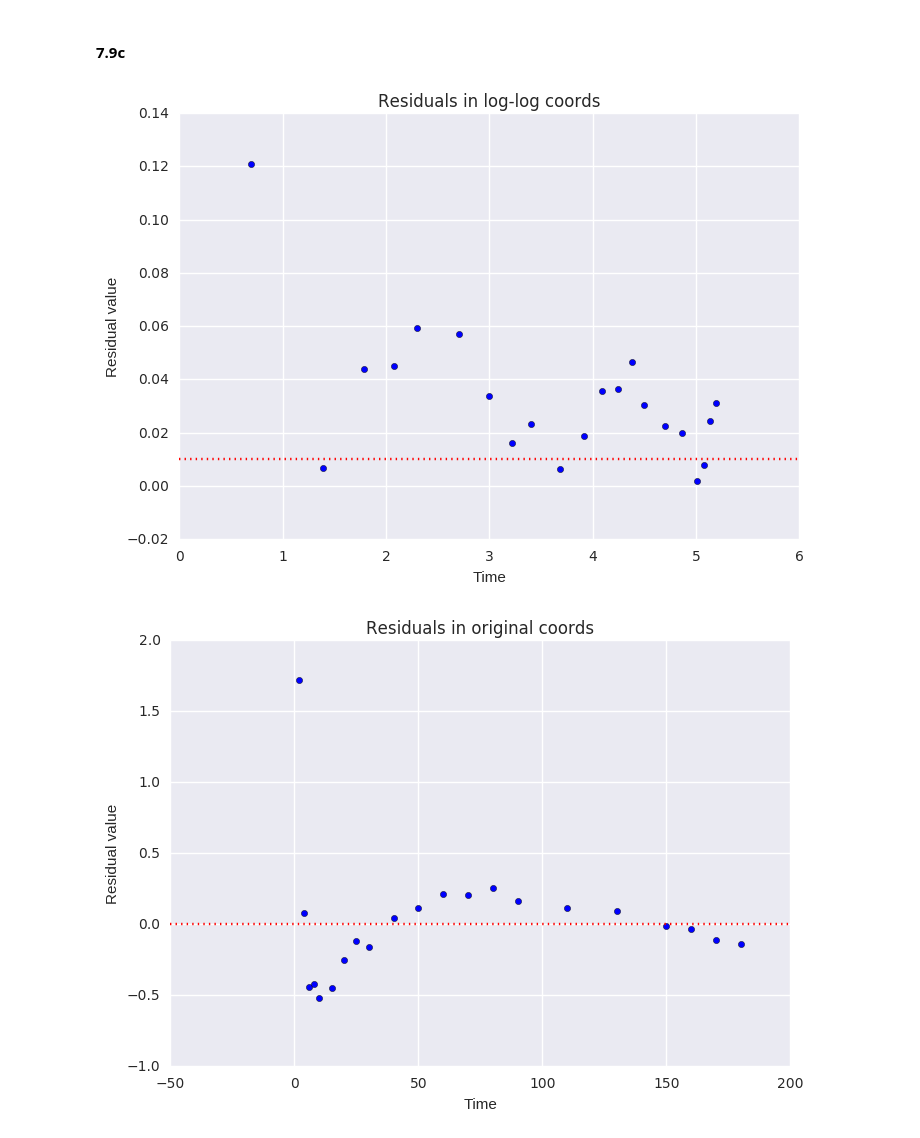
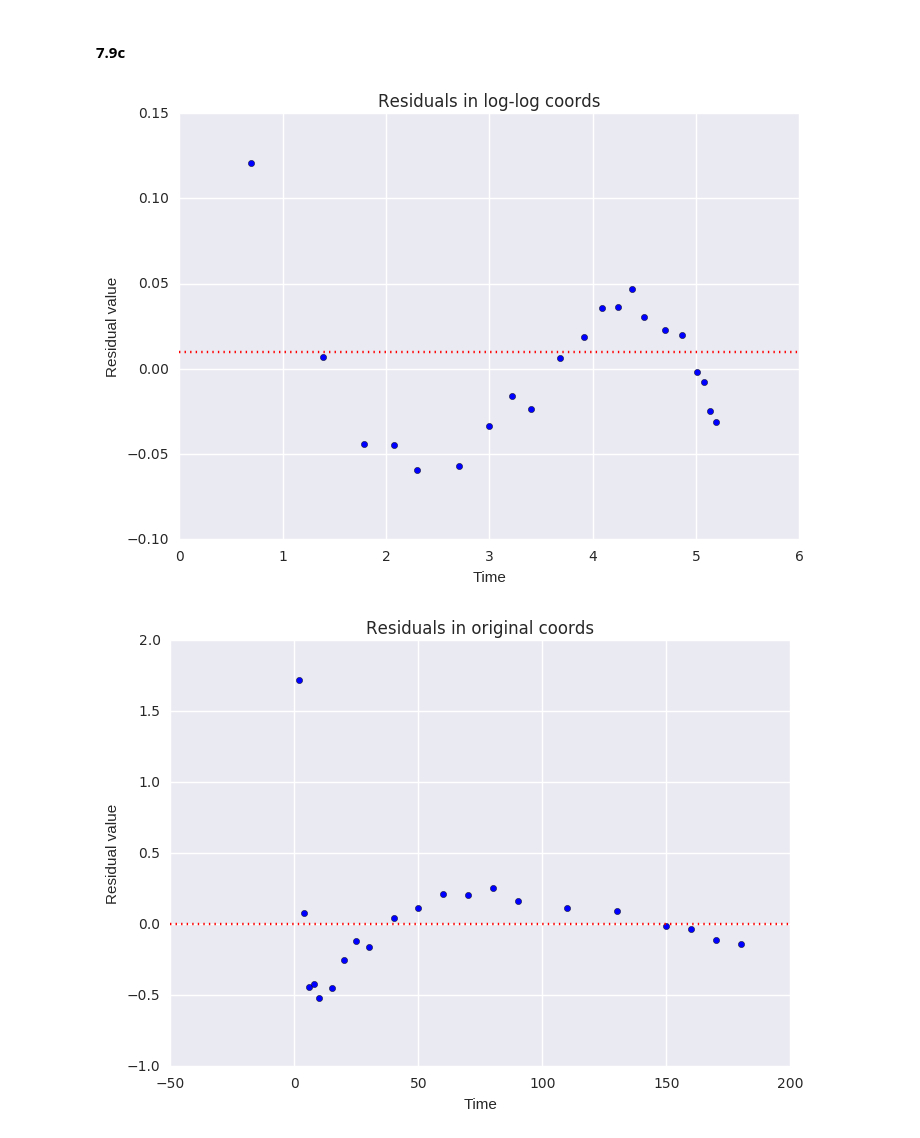
Before and after one commit to Salil999/applied_machine_learning, a Jupyter notebook: hw4/hw4.ipynb, the cells around one changed output. Saved outputs shown, nothing was run; the diff lists cells and outputs as text; code cells hidden in the pictures.

```diff
--- a/hw4/hw4.ipynb
+++ b/hw4/hw4.ipynb
@@ -55,15 +55,15 @@ plt.show()
 # %%
 plt.figure()
 #plt.xscale('log')
 #plt.yscale('log')
 plt.axhline(y=.01, color='r', linestyle='dotted')
-plt.scatter(logx, abs(logy - (lslope*logx + lintercept))) # Residual = Observed (y) - Expected (regression)
+plt.scatter(logx, (logy - (lslope*logx + lintercept))) # Residual = Observed (y) - Expected (regression)
 plt.title('Residuals in log-log coords')
 plt.xlabel('Time')
 plt.ylabel('Residual value')
 plt.show()
 # %% [output]
-[figure, old version]
+[figure, new version]
 # %%
 plt.figure()
 #plt.xscale('linear')
```
Also changed, not shown: parts of 1 cell of this notebook.
